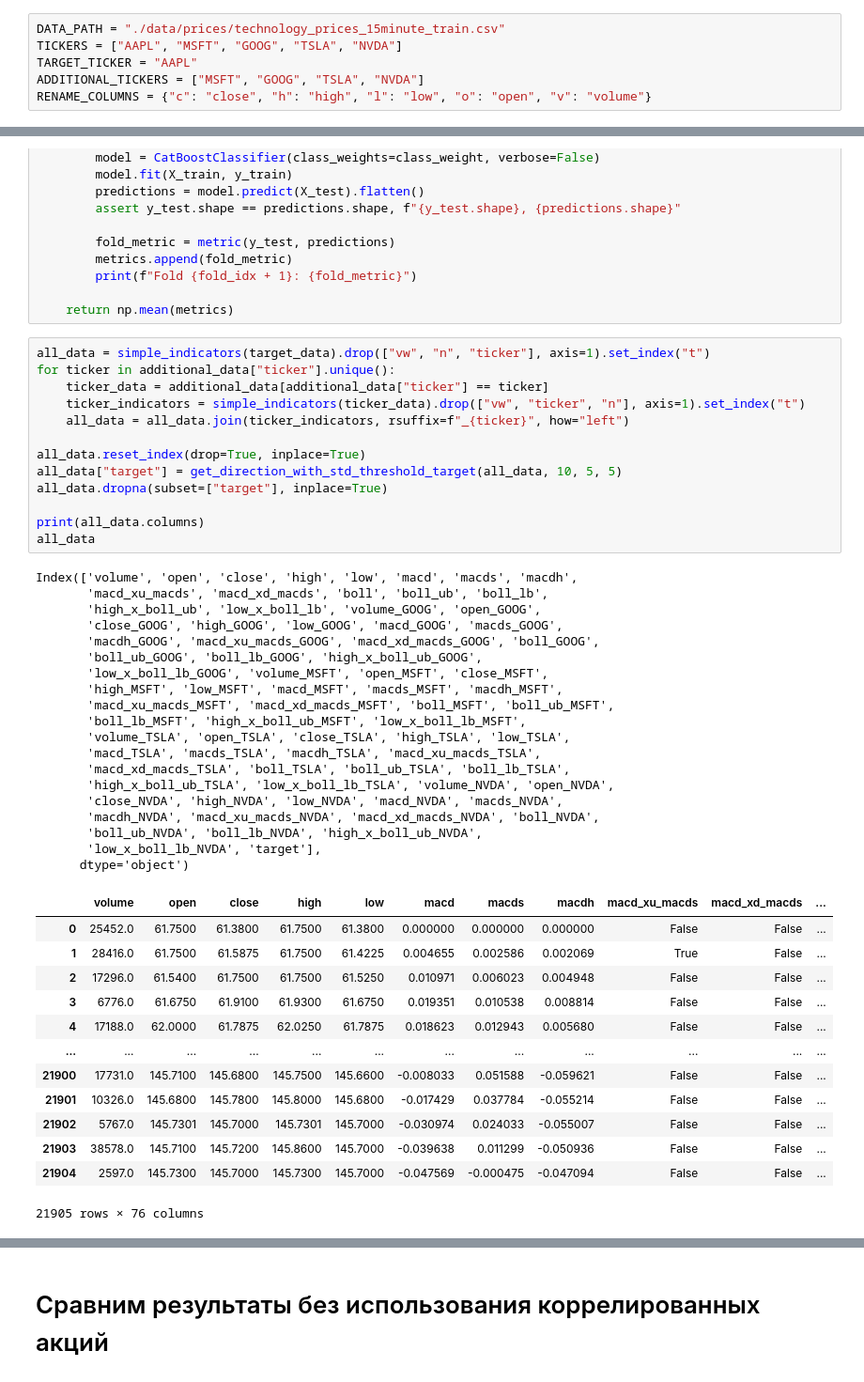
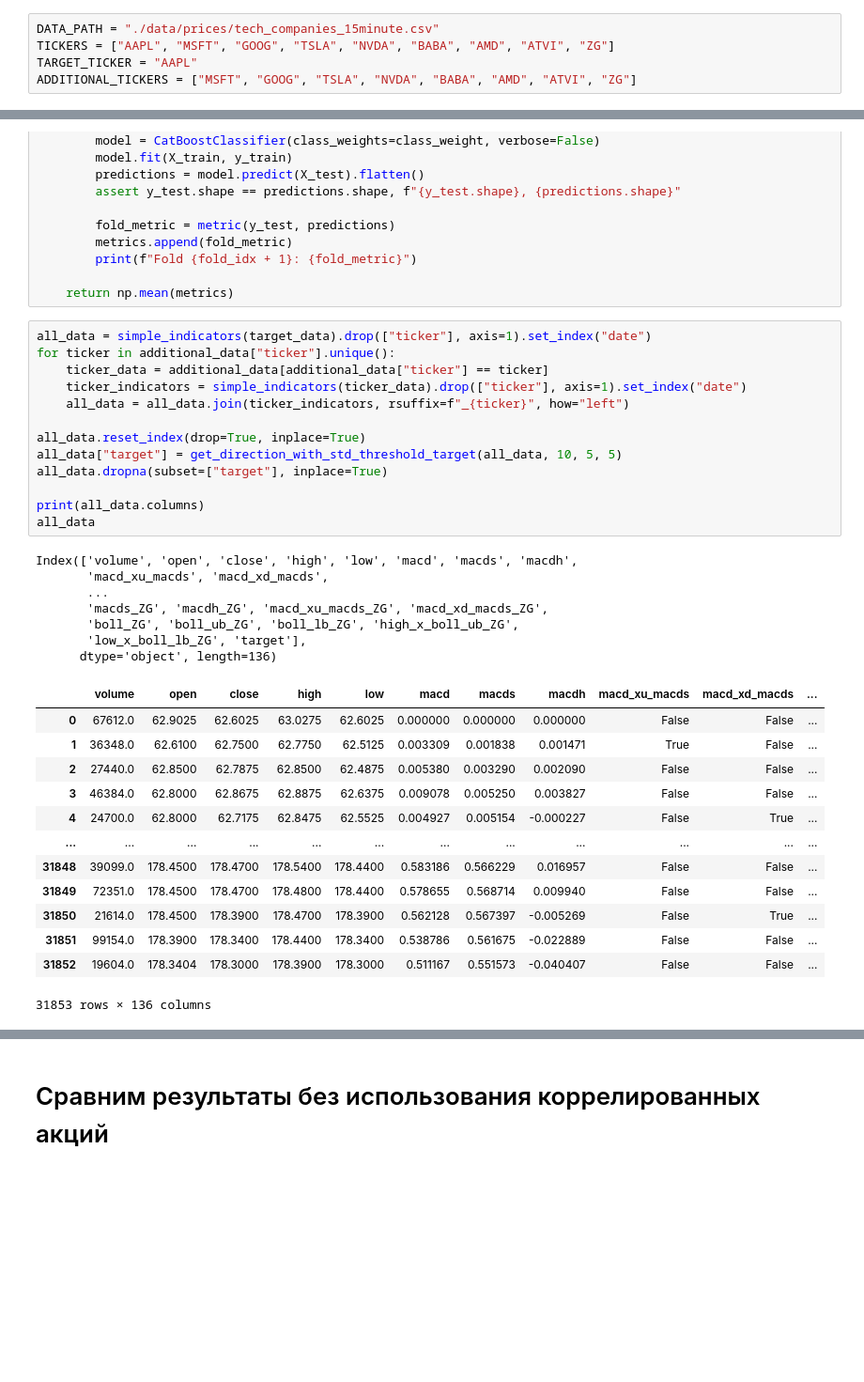
Before and after one commit to finance-qc-algo-course/investment-algorithms, a Jupyter notebook: prices_and_indicators/Price direction correlated stocks CatBoost.ipynb, the cells around one changed output, grey strips where cells are left out. Shown at 94% size. Saved outputs shown, nothing was run; the diff lists cells and outputs as text; blank space fills up the shorter version.

```diff
--- a/prices_and_indicators/Price direction correlated stocks CatBoost.ipynb
+++ b/prices_and_indicators/Price direction correlated stocks CatBoost.ipynb
@@ -27,11 +27,10 @@ from catboost import CatBoostClassifier
 The autoreload extension is already loaded. To reload it, use:
   %reload_ext autoreload
 # %%
-DATA_PATH = "./data/prices/technology_prices_15minute_train.csv"
-TICKERS = ["AAPL", "MSFT", "GOOG", "TSLA", "NVDA"]
+DATA_PATH = "./data/prices/tech_companies_15minute.csv"
+TICKERS = ["AAPL", "MSFT", "GOOG", "TSLA", "NVDA", "BABA", "AMD", "ATVI", "ZG"]
 TARGET_TICKER = "AAPL"
-ADDITIONAL_TICKERS = ["MSFT", "GOOG", "TSLA", "NVDA"]
-RENAME_COLUMNS = {"c": "close", "h": "high", "l": "low", "o": "open", "v": "volume"}
+ADDITIONAL_TICKERS = ["MSFT", "GOOG", "TSLA", "NVDA", "BABA", "AMD", "ATVI", "ZG"]
 # %%
 data = pd.read_csv(DATA_PATH, index_col=0)
 data.dropna(inplace=True)
@@ -131,51 +131,39 @@ def cross_validate_catboost(X: np.ndarray, y: np.ndarray, metric):
 
     return np.mean(metrics)
 # %%
-all_data = simple_indicators(target_data).drop(["vw", "n", "ticker"], axis=1).set_index("t")
+all_data = simple_indicators(target_data).drop(["ticker"], axis=1).set_index("date")
 for ticker in additional_data["ticker"].unique():
     ticker_data = additional_data[additional_data["ticker"] == ticker]
-    ticker_indicators = simple_indicators(ticker_data).drop(["vw", "ticker", "n"], axis=1).set_index("t")
+    ticker_indicators = simple_indicators(ticker_data).drop(["ticker"], axis=1).set_index("date")
     all_data = all_data.join(ticker_indicators, rsuffix=f"_{ticker}", how="left")
 
 all_data.reset_index(drop=True, inplace=True)
 all_data["target"] = get_direction_with_std_threshold_target(all_data, 10, 5, 5)
 all_data.dropna(subset=["target"], inplace=True)
 
 print(all_data.columns)
 all_data
 # %% [output]
 Index(['volume', 'open', 'close', 'high', 'low', 'macd', 'macds', 'macdh',
-       'macd_xu_macds', 'macd_xd_macds', 'boll', 'boll_ub', 'boll_lb',
-       'high_x_boll_ub', 'low_x_boll_lb', 'volume_GOOG', 'open_GOOG',
-       'close_GOOG', 'high_GOOG', 'low_GOOG', 'macd_GOOG', 'macds_GOOG',
-       'macdh_GOOG', 'macd_xu_macds_GOOG', 'macd_xd_macds_GOOG', 'boll_GOOG',
-       'boll_ub_GOOG', 'boll_lb_GOOG', 'high_x_boll_ub_GOOG',
-       'low_x_boll_lb_GOOG', 'volume_MSFT', 'open_MSFT', 'close_MSFT',
-       'high_MSFT', 'low_MSFT', 'macd_MSFT', 'macds_MSFT', 'macdh_MSFT',
-       'macd_xu_macds_MSFT', 'macd_xd_macds_MSFT', 'boll_MSFT', 'boll_ub_MSFT',
-       'boll_lb_MSFT', 'high_x_boll_ub_MSFT', 'low_x_boll_lb_MSFT',
-       'volume_TSLA', 'open_TSLA', 'close_TSLA', 'high_TSLA', 'low_TSLA',
-       'macd_TSLA', 'macds_TSLA', 'macdh_TSLA', 'macd_xu_macds_TSLA',
-       'macd_xd_macds_TSLA', 'boll_TSLA', 'boll_ub_TSLA', 'boll_lb_TSLA',
-       'high_x_boll_ub_TSLA', 'low_x_boll_lb_TSLA', 'volume_NVDA', 'open_NVDA',
-       'close_NVDA', 'high_NVDA', 'low_NVDA', 'macd_NVDA', 'macds_NVDA',
-       'macdh_NVDA', 'macd_xu_macds_NVDA', 'macd_xd_macds_NVDA', 'boll_NVDA',
-       'boll_ub_NVDA', 'boll_lb_NVDA', 'high_x_boll_ub_NVDA',
-       'low_x_boll_lb_NVDA', 'target'],
-      dtype='object')
+       'macd_xu_macds', 'macd_xd_macds',
+       ...
+       'macds_ZG', 'macdh_ZG', 'macd_xu_macds_ZG', 'macd_xd_macds_ZG',
+       'boll_ZG', 'boll_ub_ZG', 'boll_lb_ZG', 'high_x_boll_ub_ZG',
+       'low_x_boll_lb_ZG', 'target'],
+      dtype='object', length=136)
 |  | volume | open | close | high | low | macd | macds | macdh | macd_xu_macds | macd_xd_macds | ... |
-| 0 | 25452.0 | 61.7500 | 61.3800 | 61.7500 | 61.3800 | 0.000000 | 0.000000 | 0.000000 | False | False | ... |
-| 1 | 28416.0 | 61.7500 | 61.5875 | 61.7500 | 61.4225 | 0.004655 | 0.002586 | 0.002069 | True | False | ... |
-| 2 | 17296.0 | 61.5400 | 61.7500 | 61.7500 | 61.5250 | 0.010971 | 0.006023 | 0.004948 | False | False | ... |
-| 3 | 6776.0 | 61.6750 | 61.9100 | 61.9300 | 61.6750 | 0.019351 | 0.010538 | 0.008814 | False | False | ... |
-| 4 | 17188.0 | 62.0000 | 61.7875 | 62.0250 | 61.7875 | 0.018623 | 0.012943 | 0.005680 | False | False | ... |
+| 0 | 67612.0 | 62.9025 | 62.6025 | 63.0275 | 62.6025 | 0.000000 | 0.000000 | 0.000000 | False | False | ... |
+| 1 | 36348.0 | 62.6100 | 62.7500 | 62.7750 | 62.5125 | 0.003309 | 0.001838 | 0.001471 | True | False | ... |
+| 2 | 27440.0 | 62.8500 | 62.7875 | 62.8500 | 62.4875 | 0.005380 | 0.003290 | 0.002090 | False | False | ... |
+| 3 | 46384.0 | 62.8000 | 62.8675 | 62.8875 | 62.6375 | 0.009078 | 0.005250 | 0.003827 | False | False | ... |
+| 4 | 24700.0 | 62.8000 | 62.7175 | 62.8475 | 62.5525 | 0.004927 | 0.005154 | -0.000227 | False | True | ... |
 | ... | ... | ... | ... | ... | ... | ... | ... | ... | ... | ... | ... |
-| 21900 | 17731.0 | 145.7100 | 145.6800 | 145.7500 | 145.6600 | -0.008033 | 0.051588 | -0.059621 | False | False | ... |
-| 21901 | 10326.0 | 145.6800 | 145.7800 | 145.8000 | 145.6800 | -0.017429 | 0.037784 | -0.055214 | False | False | ... |
-| 21902 | 5767.0 | 145.7301 | 145.7000 | 145.7301 | 145.7000 | -0.030974 | 0.024033 | -0.055007 | False | False | ... |
-| 21903 | 38578.0 | 145.7100 | 145.7200 | 145.8600 | 145.7000 | -0.039638 | 0.011299 | -0.050936 | False | False | ... |
-| 21904 | 2597.0 | 145.7300 | 145.7000 | 145.7300 | 145.7000 | -0.047569 | -0.000475 | -0.047094 | False | False | ... |
+| 31848 | 39099.0 | 178.4500 | 178.4700 | 178.5400 | 178.4400 | 0.583186 | 0.566229 | 0.016957 | False | False | ... |
+| 31849 | 72351.0 | 178.4500 | 178.4700 | 178.4800 | 178.4400 | 0.578655 | 0.568714 | 0.009940 | False | False | ... |
+| 31850 | 21614.0 | 178.4500 | 178.3900 | 178.4700 | 178.3900 | 0.562128 | 0.567397 | -0.005269 | False | True | ... |
+| 31851 | 99154.0 | 178.3900 | 178.3400 | 178.4400 | 178.3400 | 0.538786 | 0.561675 | -0.022889 | False | False | ... |
+| 31852 | 19604.0 | 178.3404 | 178.3000 | 178.3900 | 178.3000 | 0.511167 | 0.551573 | -0.040407 | False | False | ... |
-21905 rows × 76 columns
+31853 rows × 136 columns
 # %%
 all_data["target"].value_counts()
 # %% [output]
```
Also changed, not shown: parts of 6 cells of this notebook, 9 other files.
